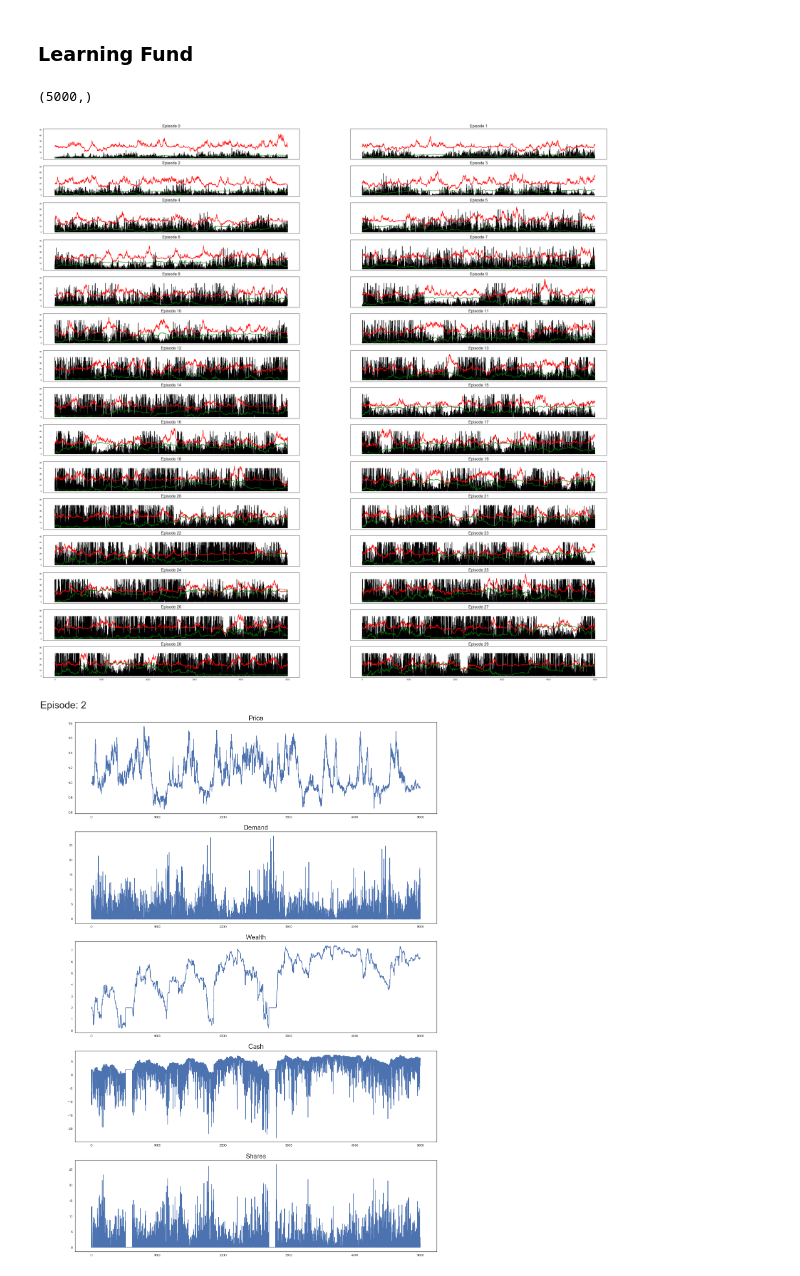
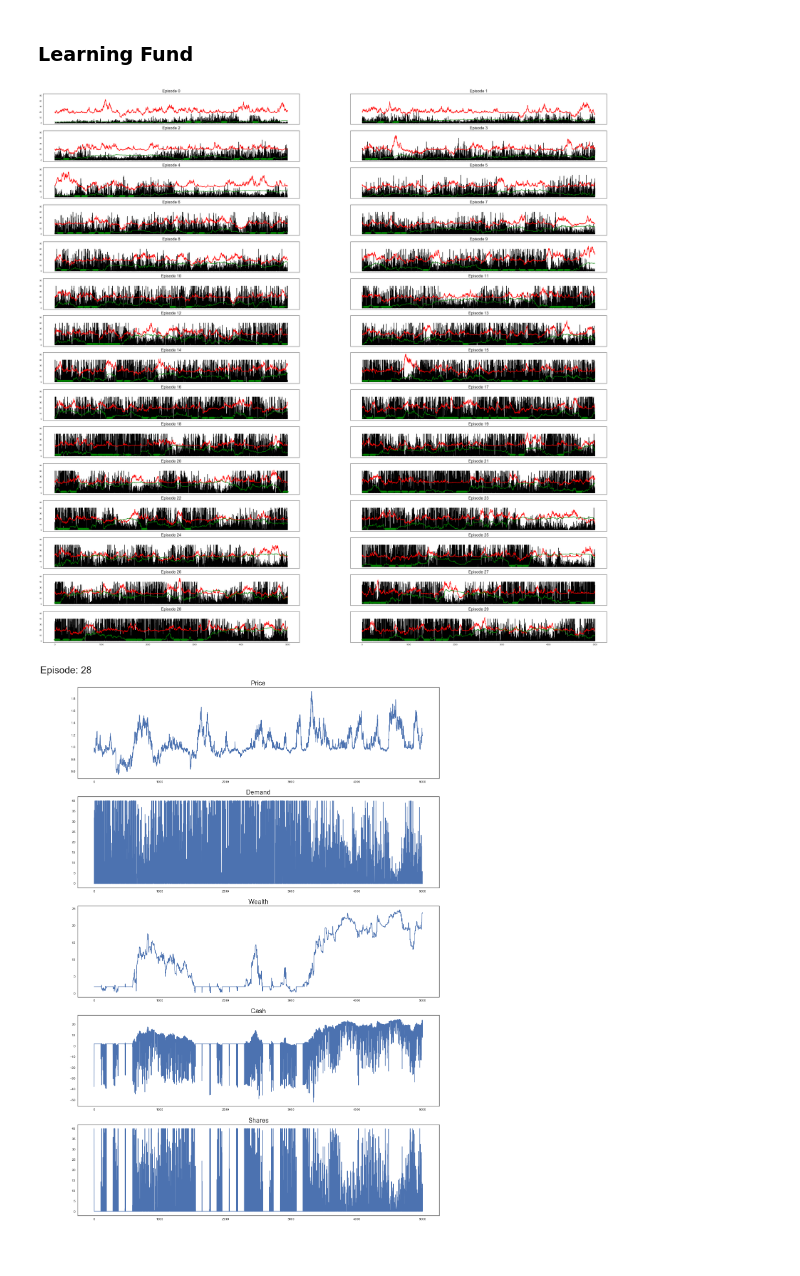
Before and after one commit to sertainly/intelligent_fund_via_RL, a Jupyter notebook: visualization.ipynb, the cells around one changed output. Cells and saved outputs as stored; diff of their text form; code cells hidden in the pictures.

```diff
--- a/visualization.ipynb
+++ b/visualization.ipynb
@@ -9,7 +9,7 @@ import seaborn as sns
 sns.set_style("white")
 # %%
 
-filename = "./data/more_episodes_5000ts_30e_data"
+filename = "./data/V_in_state_data"
 
 # Getting back the objects:
 with open(filename, 'rb') as f:
@@ -43,10 +43,5 @@ fig.suptitle("", fontsize=30);
 # %% [markdown]
 ### Learning Fund
-# %%
-episode_1 = learning_fund_stats[0]
-episode_1.T[0].shape
-# %% [output]
-(5000,)
 # %%
 # assumes 30 episodes
 fig, axes = plt.subplots(nrows=15, ncols=2, sharex=True,
@@ -61,9 +56,11 @@ for i, ax in enumerate(axes.flatten()):
         demand = episode.T[1]
         wealth = episode.T[2]
 
+        markers_on = [i for i in range(len(wealth)) if wealth[i] == 2]
+
         ax.plot(demand, color='black')
         ax.plot(price, color='red')
-        ax.plot(wealth, color='green')
+        ax.plot(wealth, '-gD', markevery=markers_on)
         ax.plot()
 
         ax.set_title("Episode {}".format(i), {'fontsize':20})
@@ -71,26 +68,26 @@ for i, ax in enumerate(axes.flatten()):
 # Fine-tune figure; make subplots farther from each other.
 fig.suptitle("", fontsize=30);
 # %% [output]
-[figure, old version]
+[figure, new version]
 # %%
 variables = ['Price', 'Demand', 'Wealth', 'Cash', 'Shares']
 
 fig, axes = plt.subplots(nrows=5, ncols=1,figsize=(20,30))
 
-episode_to_look_at = 2
+episode_to_look_at = 28
 
 for i, ax in enumerate(axes.flatten()):
 
     variable = i
 
     episode = learning_fund_stats[episode_to_look_at]
 
     ax.plot(episode.T[i])
 
     ax.set_title(variables[i], {'fontsize':20})
 
 # Fine-tune figure; make subplots farther from each other.
 fig.suptitle("Episode: {}".format(episode_to_look_at),
              fontsize=30, x=0.1, y=0.91);
 # %% [output]
-[figure, old version]
+[figure, new version]
```
Also changed, not shown: parts of 1 cell of this notebook, 1 other file.
